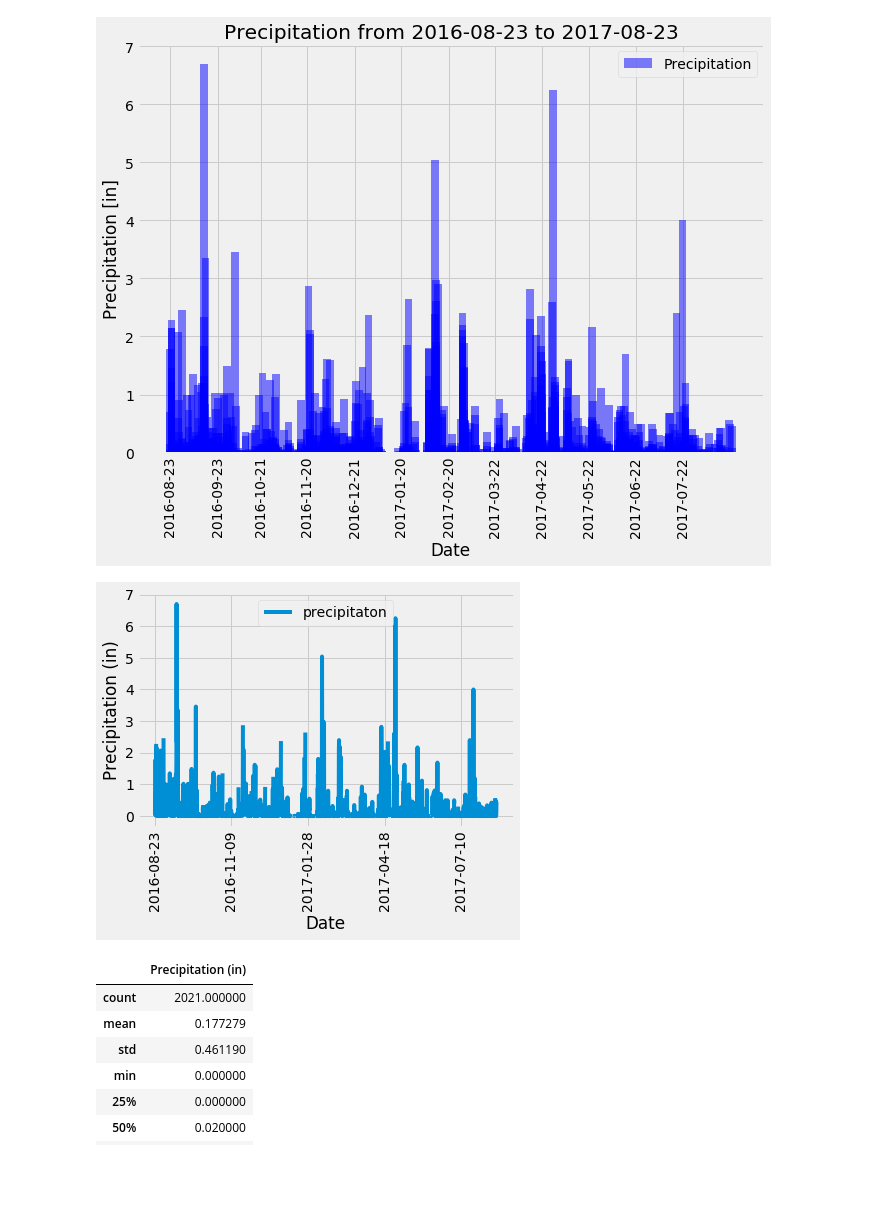
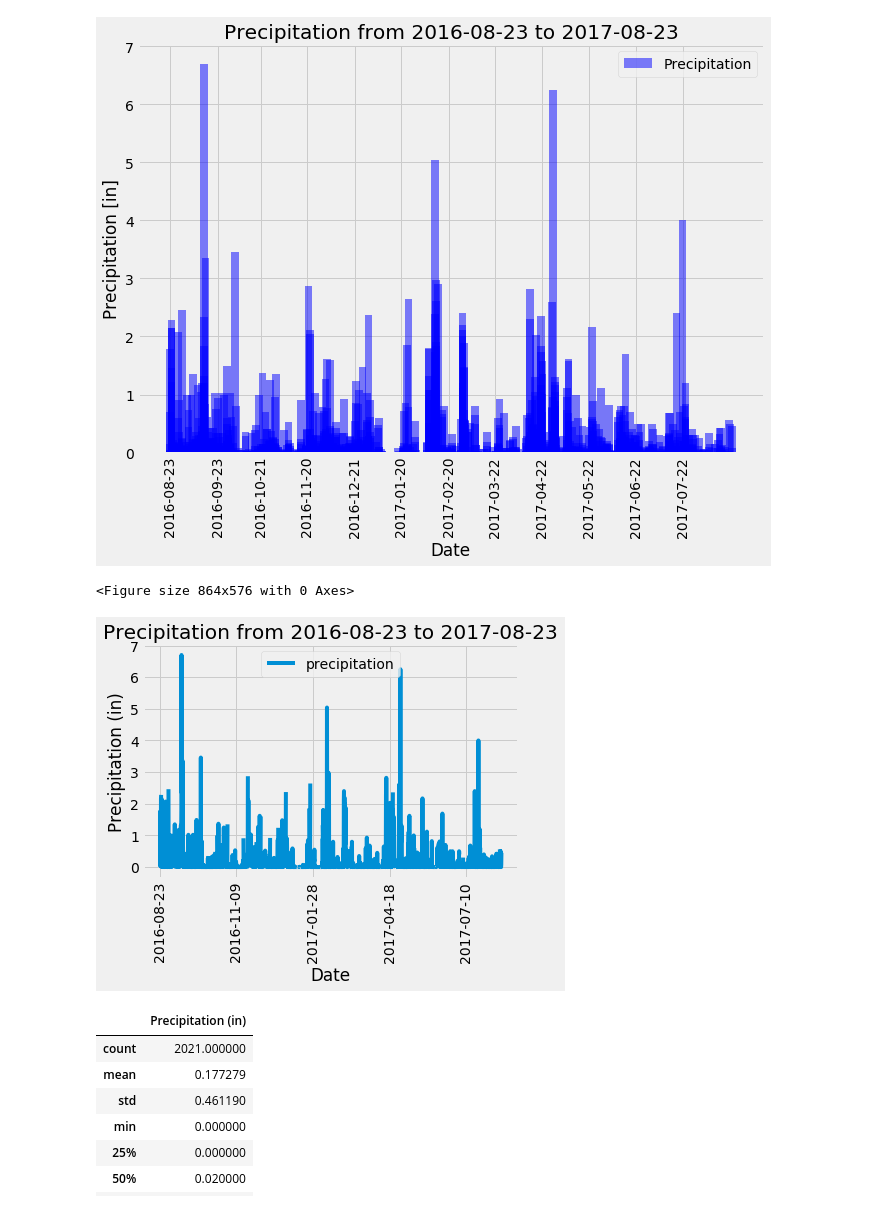
Before and after one commit to Jed-Miller/sqlalchemy-challenge, a Jupyter notebook: climate_challenge.ipynb, the cells around one changed output. Cells and saved outputs as stored; diff of their text form; code cells hidden in the pictures; blank space fills up the shorter version.

Commit message:
graph work

```diff
--- a/climate_challenge.ipynb
+++ b/climate_challenge.ipynb
@@ -101,15 +101,18 @@ plt.show()
 [figure]
 # %%
 #Use Pandas Plotting with Matplotlib to plot the data
+plt.figure(figsize=(12,8))
 last_year_prcp_df.plot(x="Date",y="Precipitation (in)")
+plt.title(f"Precipitation from {date_year_ago} to {latest_date_clean}")
 plt.xlabel("Date")
 plt.ylabel("Precipitation (in)")
 plt.xticks(rotation=90)
-plt.legend(["precipitaton"], loc="best")
-plt.savefig("prec")
+plt.legend(["precipitation"], loc="best")
+plt.savefig("precipitation_pd")
 plt.show()
 # %% [output]
+<Figure size 864x576 with 0 Axes>
-[figure, old version]
+[figure, new version]
 # %%
 # Use Pandas to calculate the summary statistics for the precipitation data
 last_year_prcp_df.describe()
```
Also changed, not shown: parts of 1 cell of this notebook, 1 other file.
